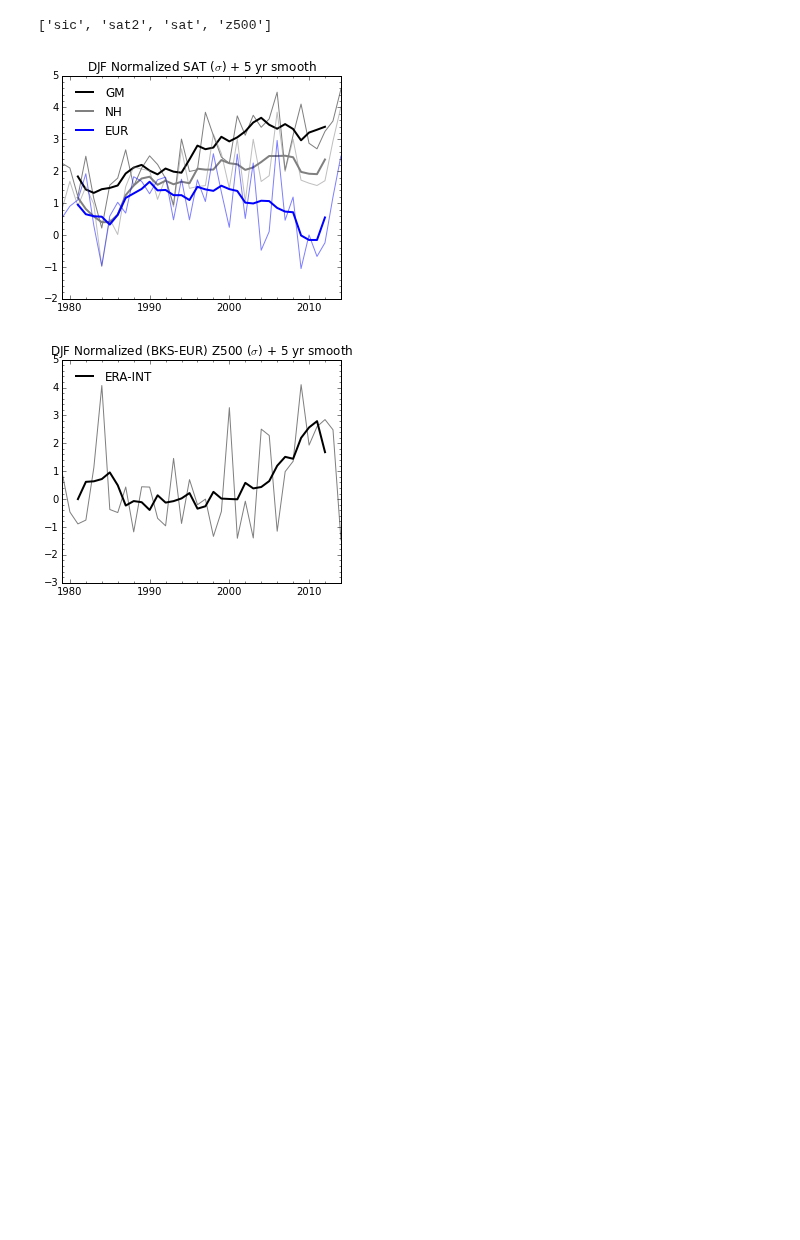
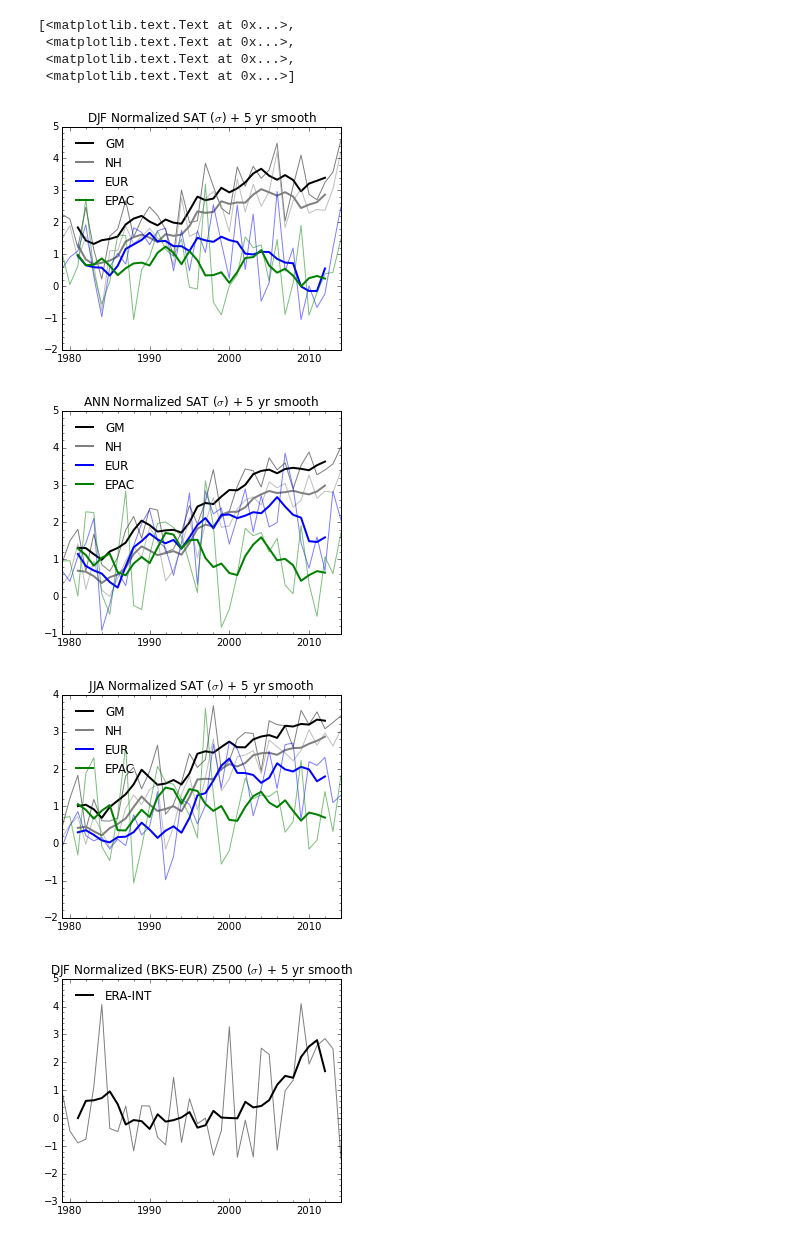
Before and after one commit to kemccusker/pyscripts, a Jupyter notebook: notebooks/plot_coldeurasia_ts.ipynb, the cells around one changed output. Cells and saved outputs as stored; diff of their text form; code cells hidden in the pictures; blank space fills up the shorter version.

```diff
--- a/notebooks/plot_coldeurasia_ts.ipynb
+++ b/notebooks/plot_coldeurasia_ts.ipynb
@@ -23,7 +23,8 @@ graveraint= 9.80665 # m/s2 (different from Canadian models)
 regions = {'EUR': 'eurasiamori',
            'BKS': 'bksmori',
            'GM': 'gm',
-           'NH': 'nh' }
+           'NH': 'nh',
+           'EPAC': 'etroppac'}
 
 fnames={'sat': obspath + 'GISS/gistemp1200_ERSSTv4.nc',
            'sat2': obspath + 'ERAINT/td_era_int_197901_201507_gp_128_64_st_1979011612-2015071612.nc',
@@ -85,6 +125 @@ lon: squeezing data upon read all
 Global average!
-# %%
-# PLOT DATA
-fldregdt.keys()
-# %% [output]
-['sic', 'sat2', 'sat', 'z500']
@@ -91,11 +128,12 @@ fldregdt.keys()
 # %%
+printtofile=False
 
-
-clrs = {'GM': 'k', 'NH': '0.5', 'EUR': 'b', 'BKS': 'r'}
+clrs = {'GM': 'k', 'NH': '0.5', 'EUR': 'b', 'BKS': 'r', 'EPAC': 'g'}
 gmlg=mlines.Line2D([],[],color=clrs['GM'],linewidth=2)
 nhlg=mlines.Line2D([],[],color=clrs['NH'],linewidth=2)
 eurlg=mlines.Line2D([],[],color=clrs['EUR'],linewidth=2)
 bkslg=mlines.Line2D([],[],color=clrs['BKS'],linewidth=2)
+paclg=mlines.Line2D([],[],color=clrs['EPAC'],linewidth=2)
 
 
 fkey='sat'
@@ -105,39 +143,93 @@ window=5
 xxrun = xx[window/2:-window/2+1]
 
 
+doregs=('GM','NH','EUR','EPAC')
+dolgs=(gmlg,nhlg,eurlg,paclg)
 
 fig,ax=plt.subplots(1,1)
 fig.set_size_inches((5,4))
-for regkey in ('GM','NH','EUR'):
+for regkey in doregs:
     fldreg = fldregdt[fkey][regkey]
     #fldreg = fldreg - fldreg.mean()
 
     ax.plot(xxrun, runmean((fldreg)/np.std(fldreg),window=window),
             color=clrs[regkey],linewidth=2)
     ax.plot(xx, (fldreg)/np.std(fldreg),color=clrs[regkey],linewidth=1,alpha=0.5)
 
 """fkey='sat2'
 xx=xxdt[fkey]
 xxrun = xx[window/2:-window/2+1]
 for regkey in ('GM','NH','EUR'):
     fldreg = fldregdt[fkey][regkey]
     fldreg = fldreg - fldreg.mean()# - fldregdt['sat'][regkey].mean() # @@@ fldreg.mean()
 
     ax.plot(xxrun, runmean((fldreg)/np.std(fldreg),window=window),
             color=clrs[regkey],linewidth=2, linestyle='--')
     ax.plot(xx, (fldreg)/np.std(fldreg),color=clrs[regkey],
             linewidth=1,alpha=0.5, linestyle='--')
 """ # leave ERA-INT off for now
 
-ax.legend((gmlg,nhlg,eurlg),('GM','NH','EUR'),loc='upper left',frameon=False)
+ax.legend(dolgs,doregs,loc='upper left',frameon=False)
 ax.set_title(sea + ' Normalized SAT ($\sigma$) + ' + str(window) + ' yr smooth')
 ax.set_xticks(np.arange(1,len(xx),10))
 ax.minorticks_on()
 ax.set_xticklabels(np.arange(styear+1,2014,10))
 
 if printtofile:
     fig.savefig('SATregs_stdanom_' + sea + '_' + str(styear) + '-2014_run' + str(window)+'timeseries.pdf')
     fig.savefig('SATregs_stdanom_' + sea + '_' + str(styear) + '-2014_run' + str(window)+'timeseries.png',dpi=600)
+
+
+
+# ANNUAL
+xx=xxanndt[fkey]
+xxrun = xx[window/2:-window/2+1]
+
+fig,ax=plt.subplots(1,1)
+fig.set_size_inches((5,4))
+for regkey in doregs:
+    fldreg = fldannregdt[fkey][regkey]
+    #fldreg = fldreg - fldreg.mean()
+
+    ax.plot(xxrun, runmean((fldreg)/np.std(fldreg),window=window),
+            color=clrs[regkey],linewidth=2)
+    ax.plot(xx, (fldreg)/np.std(fldreg),color=clrs[regkey],linewidth=1,alpha=0.5)
+
+
+ax.legend(dolgs,doregs,loc='upper left',frameon=False)
+ax.set_title('ANN Normalized SAT ($\sigma$) + ' + str(window) + ' yr smooth')
+ax.set_xticks(np.arange(1,len(xx),10))
+ax.minorticks_on()
+ax.set_xticklabels(np.arange(styear+1,2014,10))
+
+
+
+# JJA
+xx=xxjjadt[fkey]
+xxrun = xx[window/2:-window/2+1]
+
+fig,ax=plt.subplots(1,1)
+fig.set_size_inches((5,4))
+for regkey in doregs:
+    fldreg = fldjjaregdt[fkey][regkey]
+    #fldreg = fldreg - fldreg.mean()
+
+    ax.plot(xxrun, runmean((fldreg)/np.std(fldreg),window=window),
+            color=clrs[regkey],linewidth=2)
+    ax.plot(xx, (fldreg)/np.std(fldreg),color=clrs[regkey],linewidth=1,alpha=0.5)
+
+
+ax.legend(dolgs,doregs,loc='upper left',frameon=False)
+ax.set_title('JJA Normalized SAT ($\sigma$) + ' + str(window) + ' yr smooth')
+ax.set_xticks(np.arange(1,len(xx),10))
+ax.minorticks_on()
+ax.set_xticklabels(np.arange(styear+1,2014,10))
 # %% [output]
+[<matplotlib.text.Text at 0x...>,
+ <matplotlib.text.Text at 0x...>,
+ <matplotlib.text.Text at 0x...>,
+ <matplotlib.text.Text at 0x...>]
-[figure, old version]
+[figure, new version]
+[figure, added]
+[figure, added]
 # %%
```
Also changed, not shown: parts of 3 cells of this notebook.
